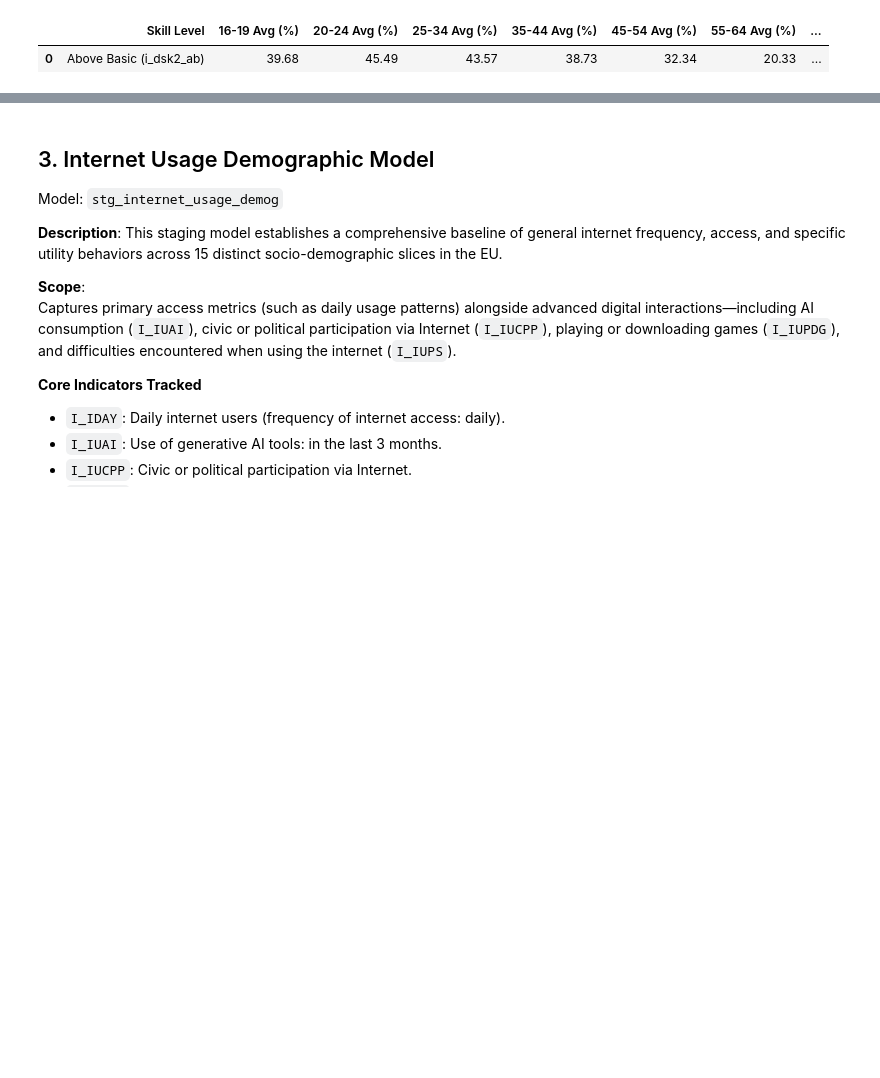
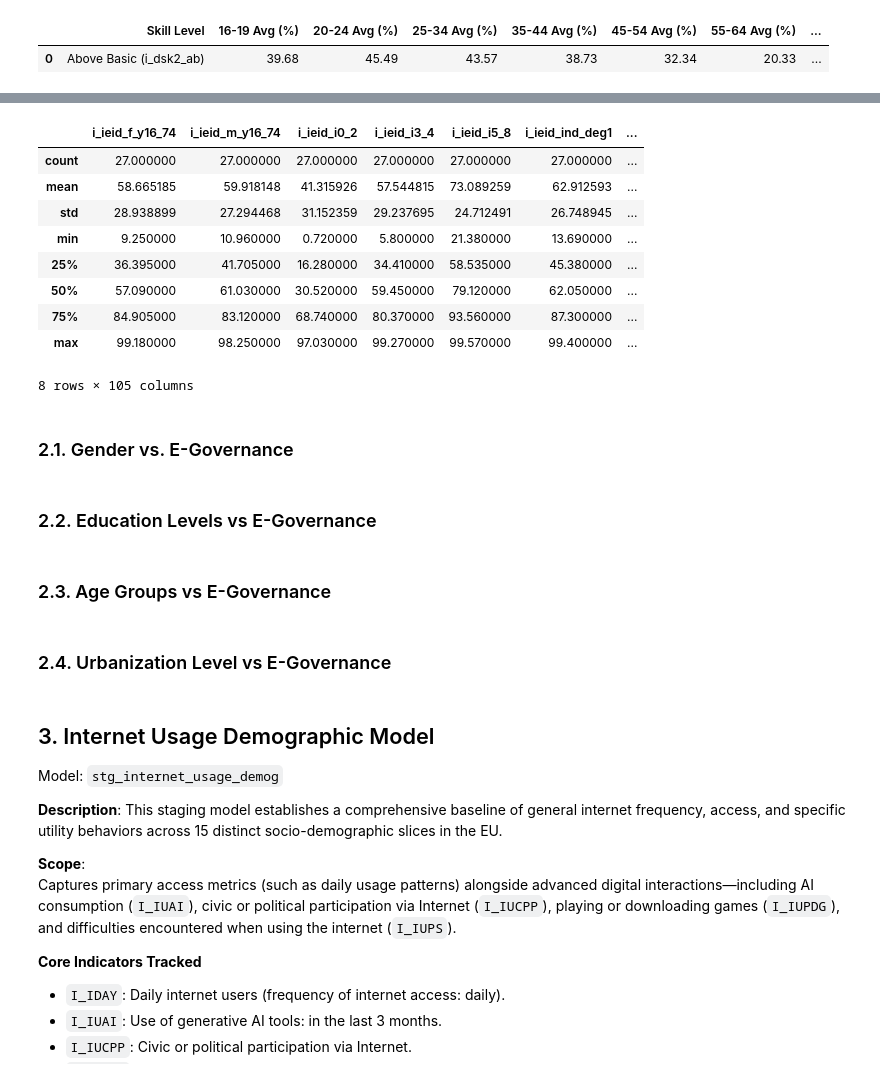
Before and after one commit to skibodaria/digital_literacy_eu, a Jupyter notebook: 03_eda/02_dem_digit_skills.ipynb, the cells around one changed output, grey strips where cells are left out. Cells and saved outputs as stored; diff of their text form; code cells hidden in the pictures; blank space fills up the shorter version.

```diff
--- a/03_eda/02_dem_inequal_three_models.ipynb
+++ b/03_eda/02_dem_digit_skills.ipynb
@@ -776,3 +814,24 @@ This architectural split allows the downstream Streamlit app to cleanly switch b
+# %%
+df_gov.describe()
+# %% [output]
+|  | i_ieid_f_y16_74 | i_ieid_m_y16_74 | i_ieid_i0_2 | i_ieid_i3_4 | i_ieid_i5_8 | i_ieid_ind_deg1 | ... |
+| count | 27.000000 | 27.000000 | 27.000000 | 27.000000 | 27.000000 | 27.000000 | ... |
+| mean | 58.665185 | 59.918148 | 41.315926 | 57.544815 | 73.089259 | 62.912593 | ... |
+| std | 28.938899 | 27.294468 | 31.152359 | 29.237695 | 24.712491 | 26.748945 | ... |
+| min | 9.250000 | 10.960000 | 0.720000 | 5.800000 | 21.380000 | 13.690000 | ... |
+| 25% | 36.395000 | 41.705000 | 16.280000 | 34.410000 | 58.535000 | 45.380000 | ... |
+| 50% | 57.090000 | 61.030000 | 30.520000 | 59.450000 | 79.120000 | 62.050000 | ... |
+| 75% | 84.905000 | 83.120000 | 68.740000 | 80.370000 | 93.560000 | 87.300000 | ... |
+| max | 99.180000 | 98.250000 | 97.030000 | 99.270000 | 99.570000 | 99.400000 | ... |
+8 rows × 105 columns
+# %% [markdown]
+### 2.1. Gender vs. E-Governance
+# %% [markdown]
+### 2.2. Education Levels vs E-Governance
+# %% [markdown]
+### 2.3. Age Groups vs E-Governance
+# %% [markdown]
+### 2.4. Urbanization Level vs E-Governance
 # %% [markdown]
 ## 3. Internet Usage Demographic Model
 Model: `stg_internet_usage_demog`
```
Also changed, not shown: parts of 3 cells of this notebook, 2 other files.
